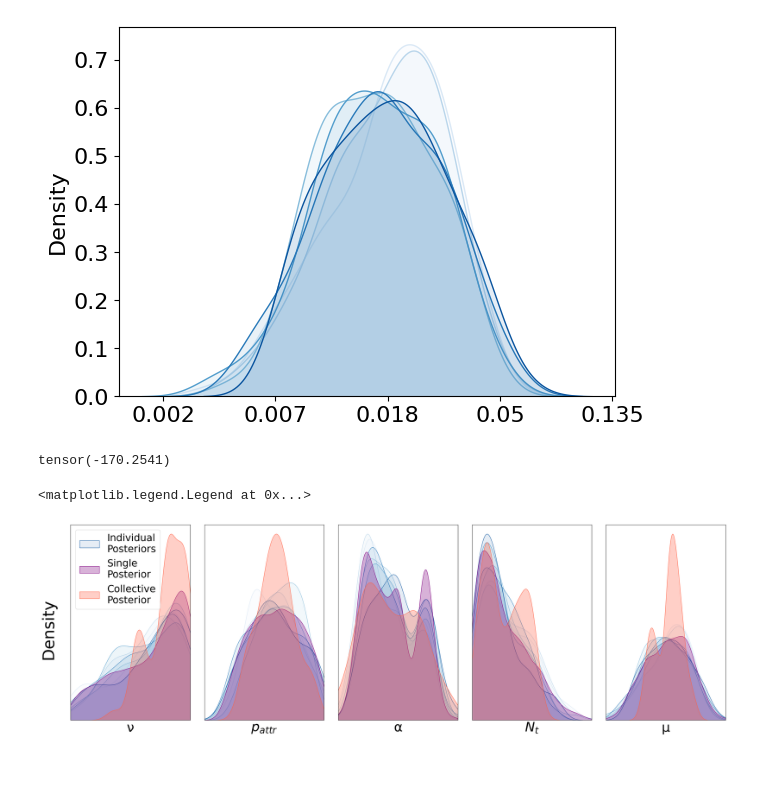
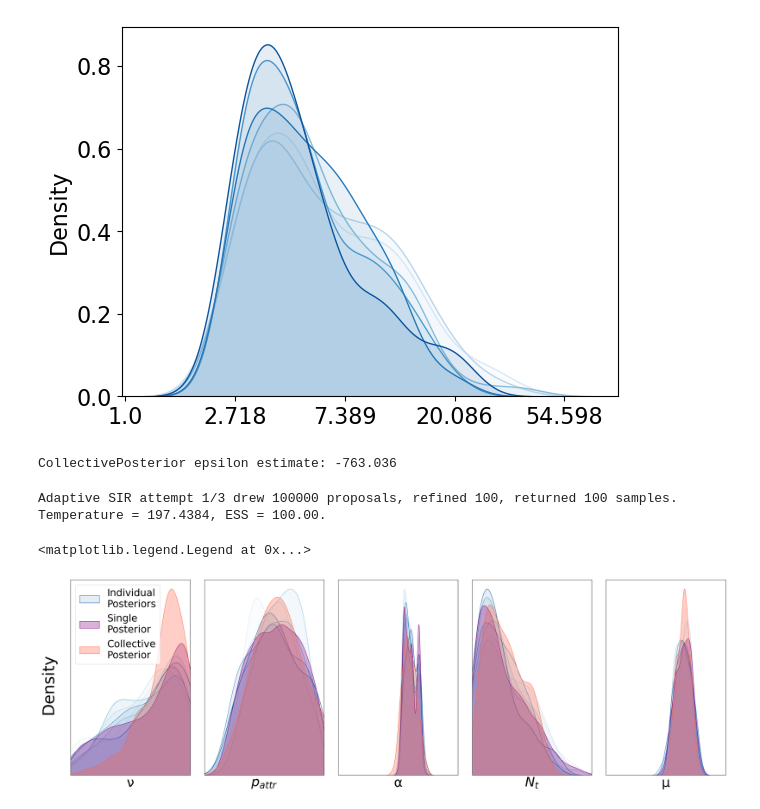
Before and after one commit to yoavram-lab/collective_posterior, a Jupyter notebook: collective_sparrows.ipynb, the cells around one changed output. Cells and saved outputs as stored; diff of their text form; code cells hidden in the pictures; blank space fills up the shorter version.

Commit message:
new sampler, sparrows revision, env fix

```diff
--- a/collective_sparrows.ipynb
+++ b/collective_sparrows.ipynb
@@ -44,33 +44,35 @@ ax.set_xticklabels([round(np.e**float(a),3) for a in ax.get_xticks()])
 # %%
 fig, ax = plt.subplots()
 p = sns.color_palette("Blues", 6)
 kdes = []
 total_sims = pd.DataFrame()
 for i in range(6):
     df_pop = results_df.iloc[:,12+10*i:22+10*i]
     df_pop.loc[:,'dist'] = (df_pop.iloc[:,-10:]**2).sum(1)
     eps = df_pop['dist'].quantile(0.1)
     df_pop = df_pop[df_pop['dist']<eps]
     k = results_df.iloc[df_pop.index, 6:11]
     total_sims = pd.concat([total_sims, k], axis=0)
     r = torch.tensor(np.array(k))
     kde = get_kde(r)
     kdes.append(kde)
 
-    kdeplot(r[:,4], fill=True, alpha=0.1, ax=ax, color = p[i])
+    kdeplot(r[:,3], fill=True, alpha=0.1, ax=ax, color = p[i])
     ax.set_xticklabels([round(np.e**float(a),3) for a in ax.get_xticks()])
 # %% [output]
-[figure, old version]
+[figure, new version]
 # %%
-cp = CollectivePosterior(posterior_list=[kde.log_prob for kde in kdes], prior=prior, Xs = [i for i in range(6)], log_C=42, epsilon=-10000, n_eval=100_000)
-cp.get_log_C()
+cp = CollectivePosterior(posterior_list=[kde for kde in kdes], prior=prior, Xs = [i for i in range(6)], log_C=42, epsilon=-1e2)
+cp.epsilon = cp.estimate_epsilon(cp.Xs, posterior=cp.posterior_list, prior=cp.prior)[0]
+print(f'CollectivePosterior epsilon estimate: {cp.epsilon:.3f}')
 # %% [output]
-tensor(-170.2541)
+CollectivePosterior epsilon estimate: -763.036
 # %%
 change_font(36)
 fig, ax = plt.subplots(1,5, figsize=(27,9), tight_layout=True)
 labels = ['ν', '$p_{attr}$', 'α', '$N_t$', 'μ']
-samps = cp.sample(100)
+# samps = cp.adaptive_sir(n_draws=100_000, n_final=10_000, ess_min_frac = 1e-2)
+samps = cp.adaptive_sir(n_draws=100_000, n_final=100, oversample=1.0)
 params_df = results_df.iloc[:,6:11]
 for n in range(5):
     ax[n].set_xlim(prior.base_dist.low[n], prior.base_dist.high[n])
@@ -99,10 +101,13 @@ for n in range(5):
     ax[n].set_yticks([])
     ax[n].set_xticks([])
     ax[n].set_ylabel('')
+    ax[n].set_xlim(prior.base_dist.low[n], prior.base_dist.high[n])
     if n != 1:
         ax[n].set_xticklabels([round(torch.e**float(a),3) for a in ax[n].get_xticks()])
 fig.supylabel('Density')
+
 ax[0].legend(loc='upper left', fontsize=27)
 # %% [output]
-<matplotlib.legend.Legend at 0x...>
+Adaptive SIR attempt 1/3 drew 100000 proposals, refined 100, returned 100 samples. Temperature = 197.4384, ESS = 100.00.
+<matplotlib.legend.Legend at 0x...>
-[figure, old version]
+[figure, new version]
```
Also changed, not shown: parts of 4 cells of this notebook, 4 other files.
